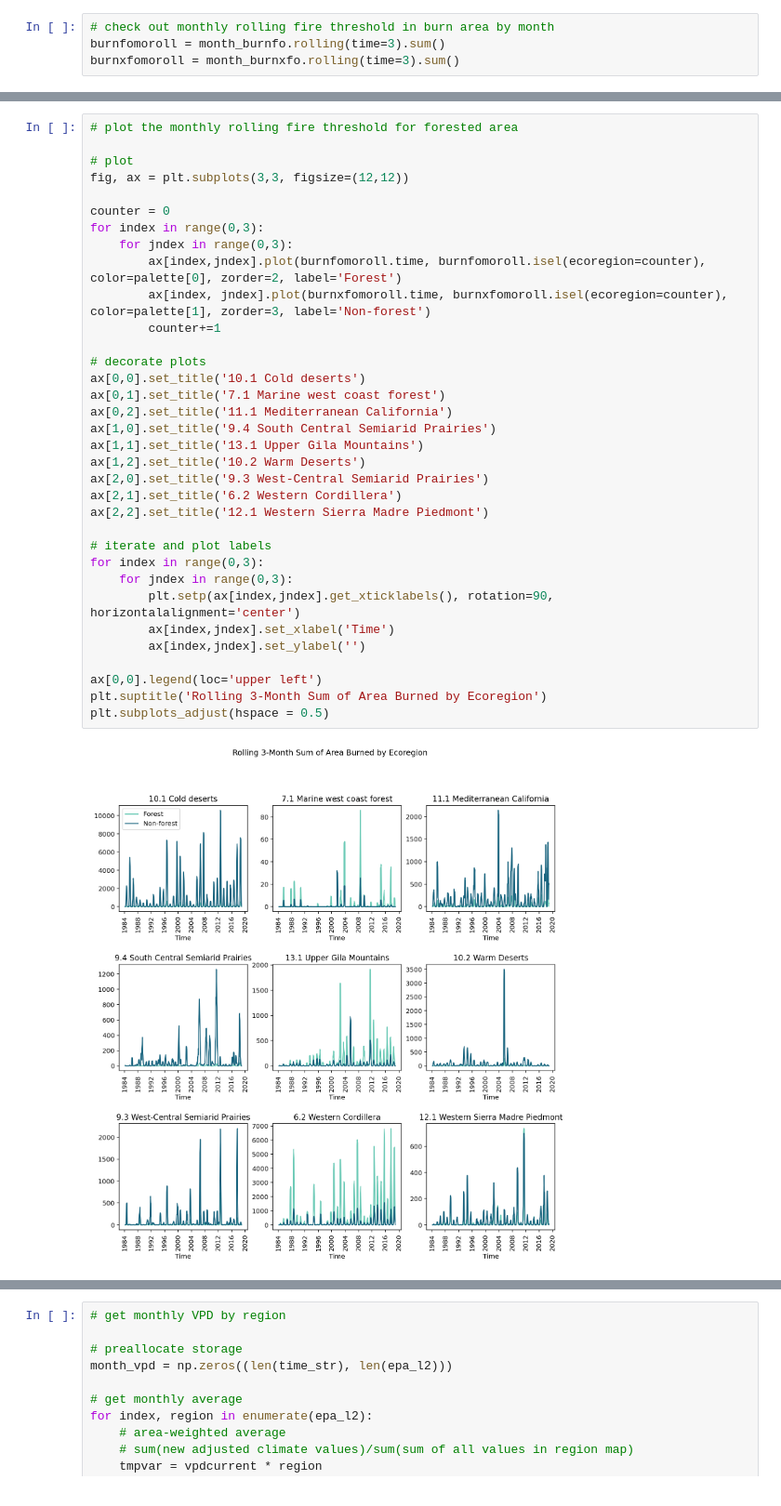
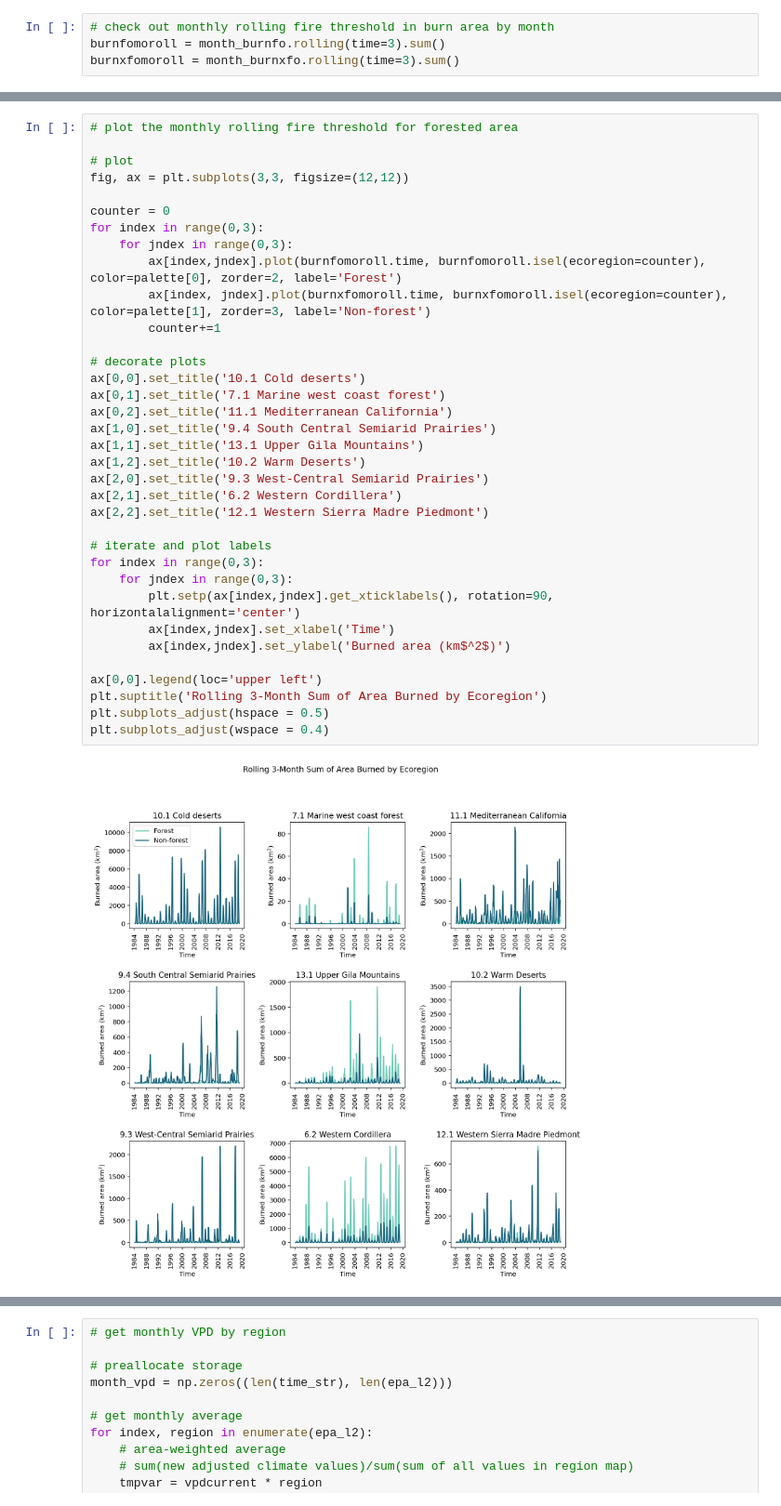
Before and after one commit to cjuang/rces-final-project, a Jupyter notebook: rces-final-project.ipynb, the cells around one changed output, grey strips where cells are left out. Shown at 93% size. Saved outputs shown, nothing was run; the diff lists cells and outputs as text.

```diff
--- a/rces-final-project.ipynb
+++ b/rces-final-project.ipynb
@@ -283,32 +303,33 @@ burnxfomoroll = month_burnxfo.rolling(time=3).sum()
 fig, ax = plt.subplots(3,3, figsize=(12,12))
 
 counter = 0
 for index in range(0,3):
     for jndex in range(0,3):
         ax[index,jndex].plot(burnfomoroll.time, burnfomoroll.isel(ecoregion=counter), color=palette[0], zorder=2, label='Forest')
         ax[index, jndex].plot(burnxfomoroll.time, burnxfomoroll.isel(ecoregion=counter), color=palette[1], zorder=3, label='Non-forest')
         counter+=1
 
 # decorate plots
 ax[0,0].set_title('10.1 Cold deserts')
 ax[0,1].set_title('7.1 Marine west coast forest')
 ax[0,2].set_title('11.1 Mediterranean California')
 ax[1,0].set_title('9.4 South Central Semiarid Prairies')
 ax[1,1].set_title('13.1 Upper Gila Mountains')
 ax[1,2].set_title('10.2 Warm Deserts')
 ax[2,0].set_title('9.3 West-Central Semiarid Prairies')
 ax[2,1].set_title('6.2 Western Cordillera')
 ax[2,2].set_title('12.1 Western Sierra Madre Piedmont')
 
 # iterate and plot labels
 for index in range(0,3):
     for jndex in range(0,3):
         plt.setp(ax[index,jndex].get_xticklabels(), rotation=90, horizontalalignment='center')
         ax[index,jndex].set_xlabel('Time')
-        ax[index,jndex].set_ylabel('')
+        ax[index,jndex].set_ylabel('Burned area (km$^2$)')
 
 ax[0,0].legend(loc='upper left')
 plt.suptitle('Rolling 3-Month Sum of Area Burned by Ecoregion')
 plt.subplots_adjust(hspace = 0.5)
+plt.subplots_adjust(wspace = 0.4)
 # %% [output]
-[figure, old version]
+[figure, new version]
```
Also changed, not shown: parts of 36 cells of this notebook.
